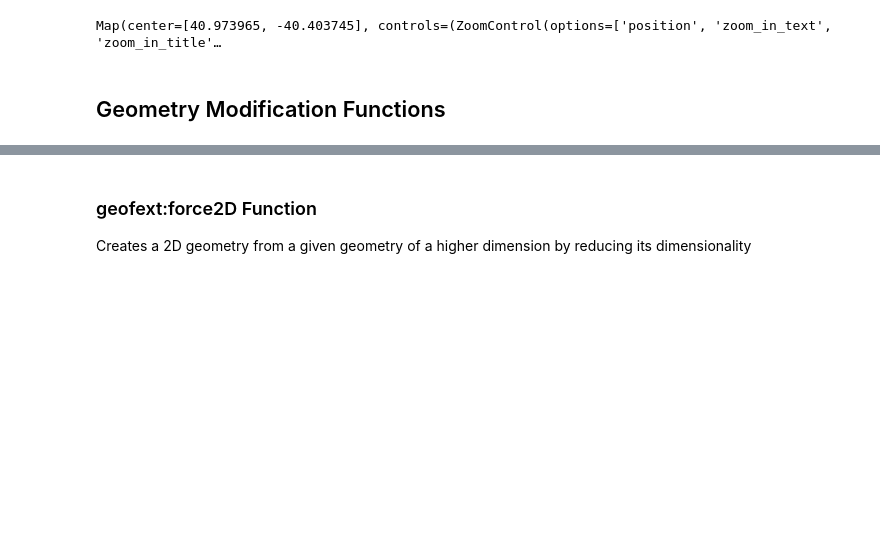
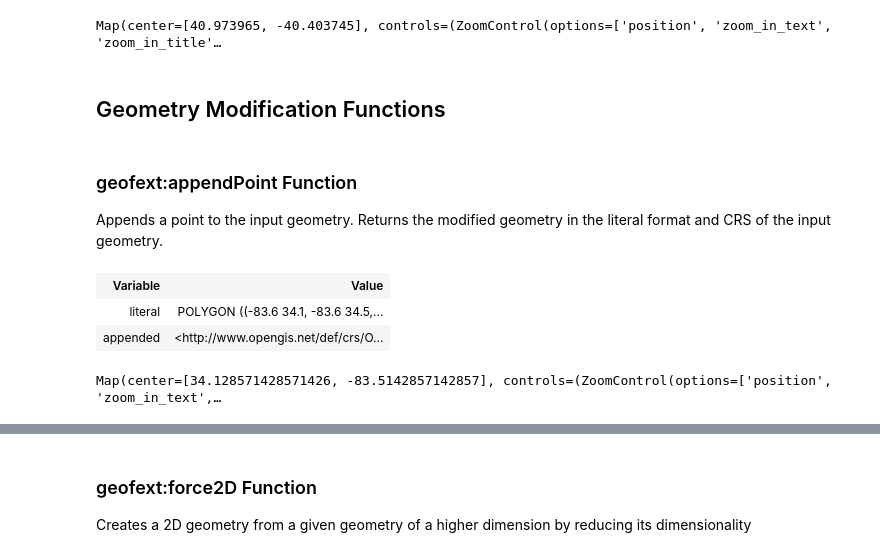
Before and after one commit to situx/rdflib-geosparql, a Jupyter notebook: GeoSPARQLExt.ipynb, the cells around one changed output, grey strips where cells are left out. Drawn from its saved outputs; the diff is of its cells as text; code cells hidden in the pictures; blank space fills up the shorter version.

Commit message:
add/append/set/removePoint methods

```diff
--- a/GeoSPARQLExt.ipynb
+++ b/GeoSPARQLExt.ipynb
@@ -1271,3 +1299,24 @@ WHERE {
 Map(center=[40.973965, -40.403745], controls=(ZoomControl(options=['position', 'zoom_in_text', 'zoom_in_title'…
 # %% [markdown]
 ## Geometry Modification Functions
+# %% [markdown]
+### geofext:appendPoint Function
+
+Appends a point to the input geometry. Returns the modified geometry in the literal format and CRS of the input geometry.
+# %%
+processQueryResults(g.query("""
+PREFIX my: <http://example.org/ApplicationSchema#>
+PREFIX geo: <"""+str(GEO)+""">
+PREFIX geof: <"""+str(GEOFEXT)+""">
+PREFIX xsd: <http://www.w3.org/2001/XMLSchema#>
+SELECT ?literal ?appended
+WHERE {
+  BIND("POLYGON ((-83.6 34.1, -83.6 34.5, -83.2 34.5, -83.2 34.1, -83.6 34.1))"^^geo:wktLiteral AS ?literal)
+  BIND(geof:appendPoint(?literal,"POINT(-84.2 33.5)"^^geo:wktLiteral) AS ?appended)
+}
+"""),["literal","appended"],None)
+# %% [output]
+| Variable | Value |
+| literal | POLYGON ((-83.6 34.1, -83.6 34.5,... |
+| appended | <http://www.opengis.net/def/crs/O... |
+Map(center=[34.128571428571426, -83.5142857142857], controls=(ZoomControl(options=['position', 'zoom_in_text',…
```
Also changed, not shown: parts of 12 cells of this notebook, 3 other files.
